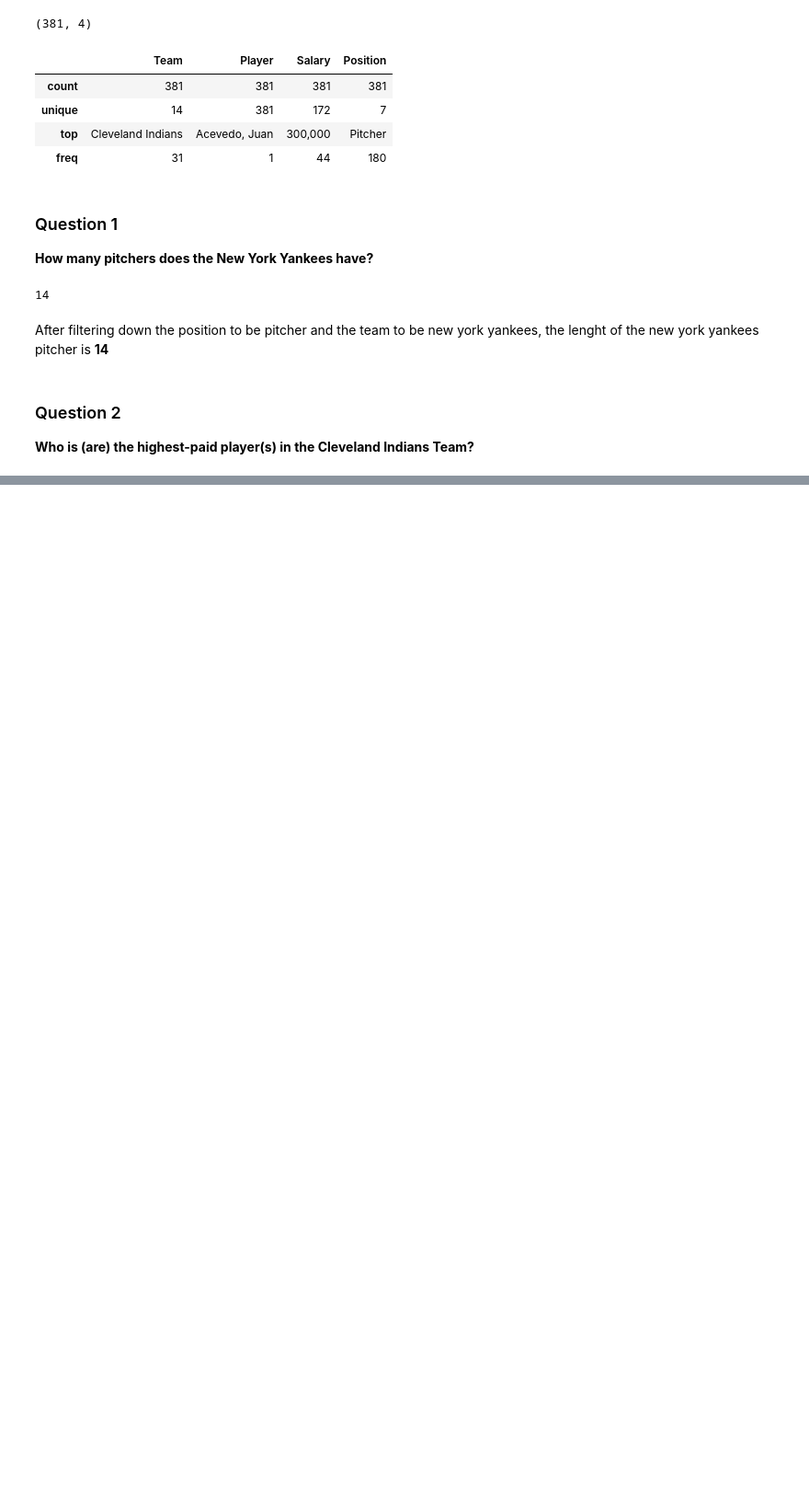
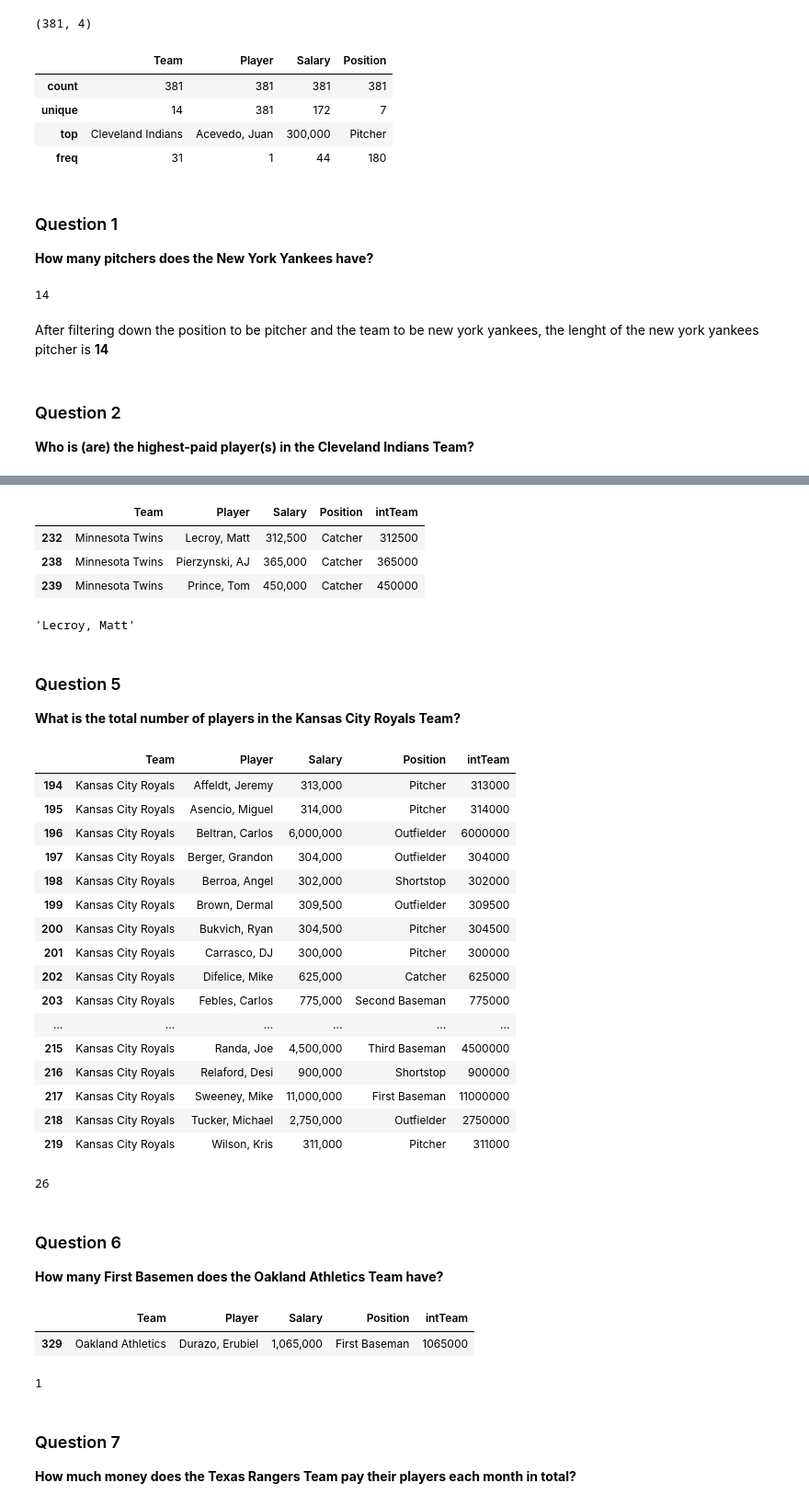
Before and after one commit to Afolabiomotayo/firstdataanalysisproject, a Jupyter notebook: salary analysis.ipynb, the cells around one changed output, grey strips where cells are left out. Shown: that part at 92% size. Drawn from its saved outputs; the diff is of its cells as text; code cells hidden in the pictures; blank space fills up the shorter version.

Commit message:
salary analysis

```diff
--- a/salary analysis.ipynb
+++ b/salary analysis.ipynb
@@ -87,2 +82,2 @@ clevelandI_team[clevelandI_team["intTeam"] == max(clevelandI_team["intTeam"])]
 # %%
-int_team = clevelandI_team["Salary"].apply(lambda x: int("".join(x.split(","))))
+int_team = pd1["Salary"].apply(lambda x: int("".join(x.split(","))))
@@ -110,0 +84,2 @@ clevelandI_team
+# %%
+pd1["intTeam"] = int_team
@@ -110,0 +114,7 @@ clevelandI_team
+# %%
+X
+# %% [output]
+|  | Team | Player | Salary | Position | intTeam |
+| 232 | Minnesota Twins | Lecroy, Matt | 312,500 | Catcher | 312500 |
+| 238 | Minnesota Twins | Pierzynski, AJ | 365,000 | Catcher | 365000 |
+| 239 | Minnesota Twins | Prince, Tom | 450,000 | Catcher | 450000 |
@@ -110,0 +123,38 @@ clevelandI_team
+# %%
+X["Player"]
+# %% [output]
+'Lecroy, Matt'
+# %% [markdown]
+### Question 5
+
+**What is the total number of players in the Kansas City Royals Team?**
+# %%
+pd5=pd1[(pd1["Team"] == "Kansas City Royals")]
+# %%
+pd5
+# %% [output]
+|  | Team | Player | Salary | Position | intTeam |
+| 194 | Kansas City Royals | Affeldt, Jeremy | 313,000 | Pitcher | 313000 |
+| 195 | Kansas City Royals | Asencio, Miguel | 314,000 | Pitcher | 314000 |
+| 196 | Kansas City Royals | Beltran, Carlos | 6,000,000 | Outfielder | 6000000 |
+| 197 | Kansas City Royals | Berger, Grandon | 304,000 | Outfielder | 304000 |
+| 198 | Kansas City Royals | Berroa, Angel | 302,000 | Shortstop | 302000 |
+| 199 | Kansas City Royals | Brown, Dermal | 309,500 | Outfielder | 309500 |
+| 200 | Kansas City Royals | Bukvich, Ryan | 304,500 | Pitcher | 304500 |
+| 201 | Kansas City Royals | Carrasco, DJ | 300,000 | Pitcher | 300000 |
+| 202 | Kansas City Royals | Difelice, Mike | 625,000 | Catcher | 625000 |
+| 203 | Kansas City Royals | Febles, Carlos | 775,000 | Second Baseman | 775000 |
+| ... | ... | ... | ... | ... | ... |
+| 215 | Kansas City Royals | Randa, Joe | 4,500,000 | Third Baseman | 4500000 |
+| 216 | Kansas City Royals | Relaford, Desi | 900,000 | Shortstop | 900000 |
+| 217 | Kansas City Royals | Sweeney, Mike | 11,000,000 | First Baseman | 11000000 |
+| 218 | Kansas City Royals | Tucker, Michael | 2,750,000 | Outfielder | 2750000 |
+| 219 | Kansas City Royals | Wilson, Kris | 311,000 | Pitcher | 311000 |
+# %%
+len(pd5["Team"])
+# %% [output]
+26
+# %% [markdown]
+### Question 6
+
+**How many First Basemen does the Oakland Athletics Team have?**
@@ -110,0 +163,13 @@ clevelandI_team
+# %%
+pd6
+# %% [output]
+|  | Team | Player | Salary | Position | intTeam |
+| 329 | Oakland Athletics | Durazo, Erubiel | 1,065,000 | First Baseman | 1065000 |
+# %%
+len(pd6)
+# %% [output]
+1
+# %% [markdown]
+### Question 7
+
+**How much money does the Texas Rangers Team pay their players each month in total?**
```
Also changed, not shown: parts of 51 cells of this notebook.
